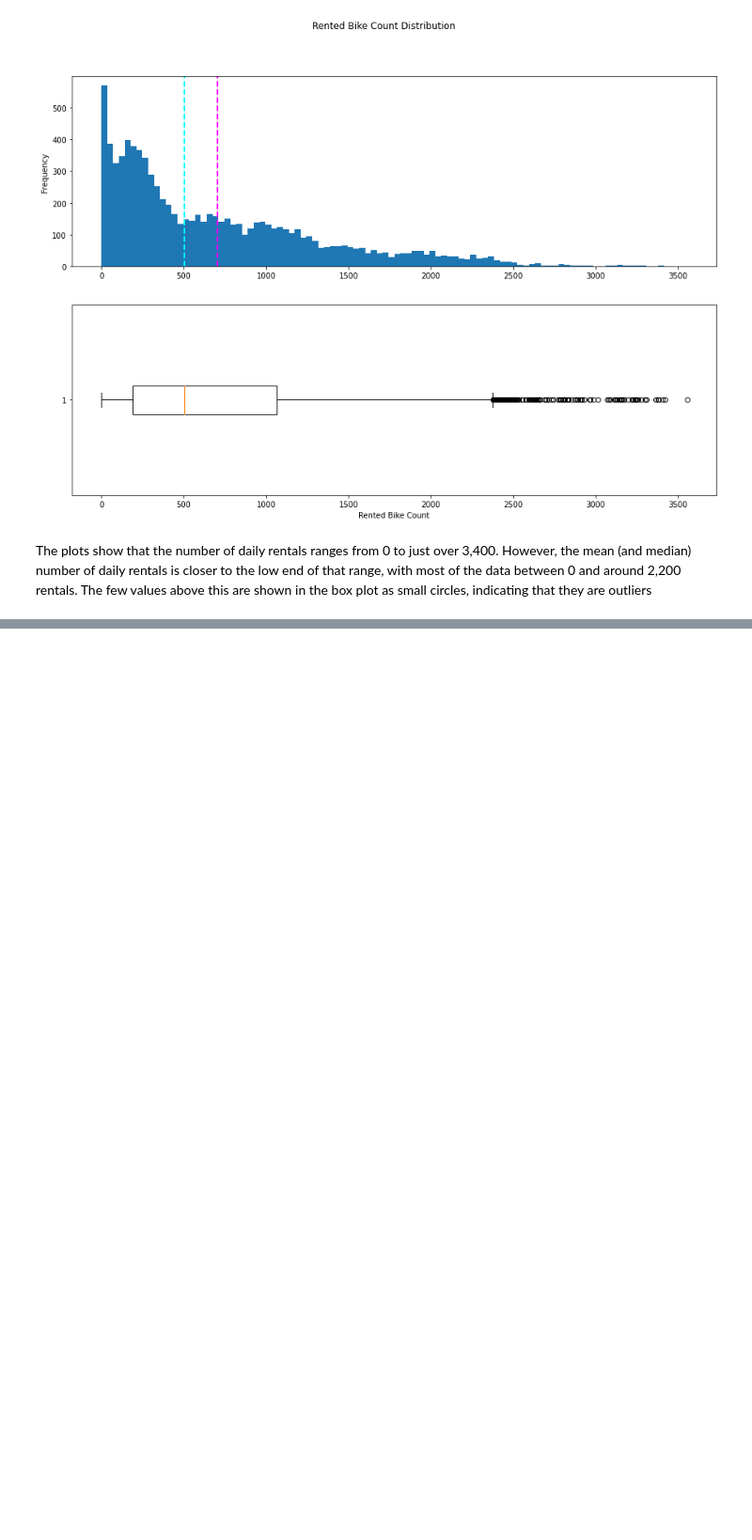
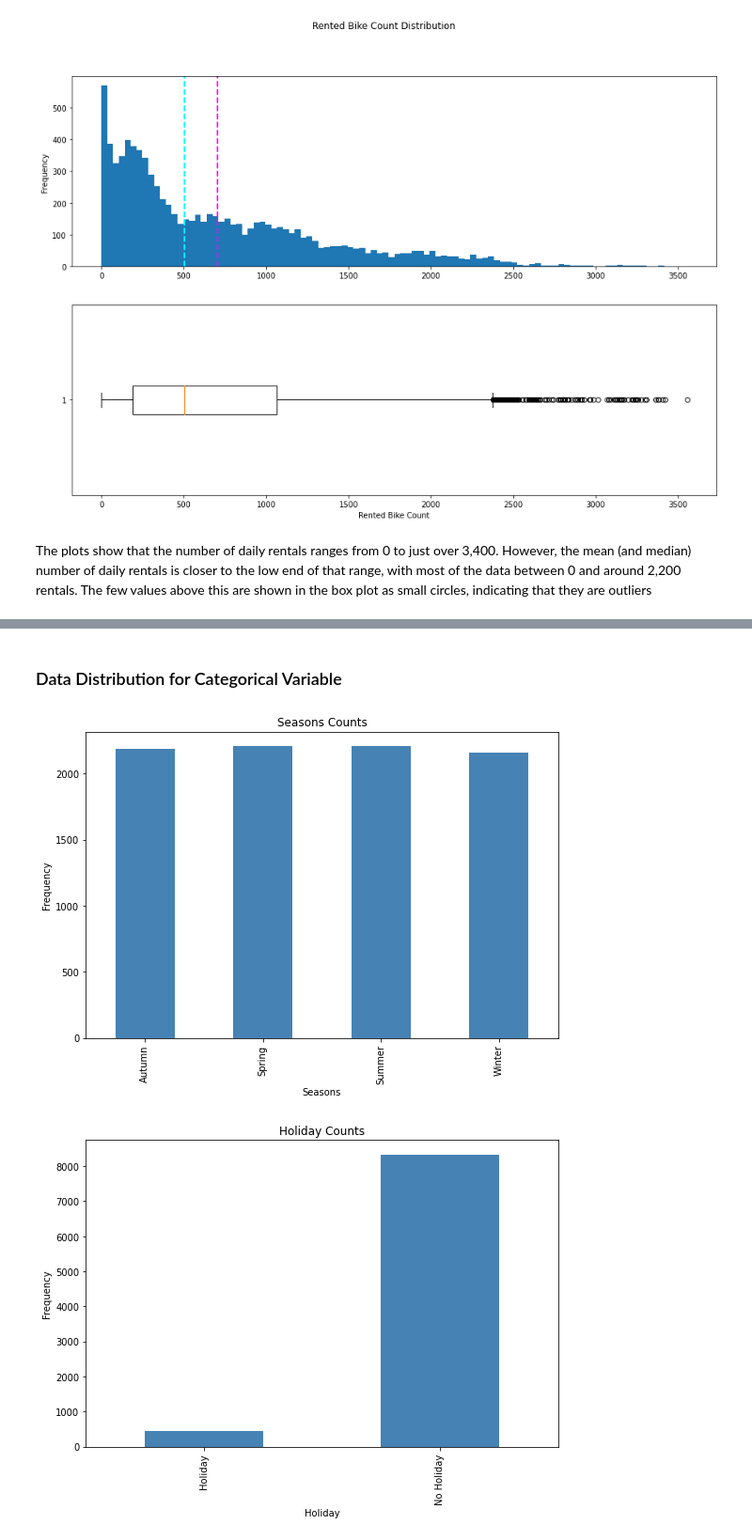
Before and after one commit to shubhpanchal/BikeSharing, a Jupyter notebook: Bike_Sharing_Demand_Prediction.ipynb, the cells around one changed output, grey strips where cells are left out. Shown at 94% size. Drawn from its saved outputs; the diff is of its cells as text; code cells hidden in the pictures; blank space fills up the shorter version.

```diff
--- a/Bike_Sharing_Demand_Prediction.ipynb
+++ b/Bike_Sharing_Demand_Prediction.ipynb
@@ -209,4 +231,4 @@ memory usage: 1.3+ MB
 # %%
-numeric_features = ['Hour','Temperature','Humidity','Wind Speed','Visibility','Dew Point Temp','Solar Radiation','Rainfall','Snowfall','Day']
-categorical_features = ['Seasons','Holiday','Functioning Day','Year','Month','Day_name','is_weekend']
+numeric_features = ['Temperature','Humidity','Wind Speed','Dew Point Temp']
+categorical_features = ['Seasons','Holiday','Functioning Day','Year','Month','Day_name','is_weekend','Visibility','Solar Radiation','Rainfall','Snowfall','Day','Hour']
 label = bike_df['Rented Bike Count']
@@ -259,0 +282,16 @@ plt.show()
+# %% [markdown]
+### Data Distribution for Categorical Variable
+# %%
+# Plotting the count plot for Categorical Variables
+for col in categorical_features:
+  counts = bike_df[col].value_counts().sort_index()
+  fig = plt.figure(figsize=(9,6))
+  ax = fig.gca()
+  counts.plot.bar(ax=ax,color='steelblue')
+  ax.set_title(col + ' Counts')
+  ax.set_xlabel(col)
+  ax.set_ylabel('Frequency')
+plt.show()
+# %% [output]
+[figure, added]
+[figure, added]
```
Also changed, not shown: parts of 45 cells of this notebook.
